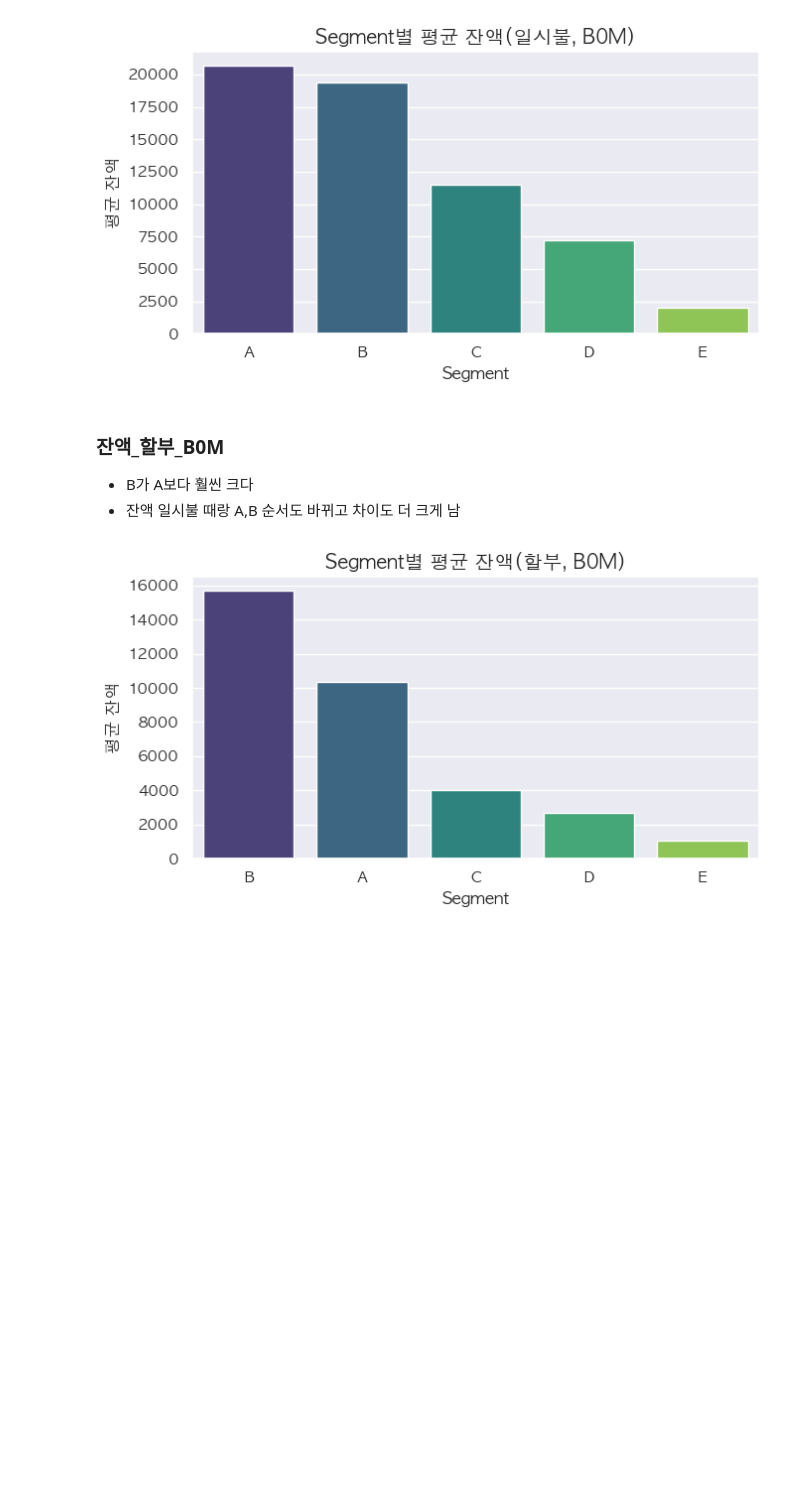
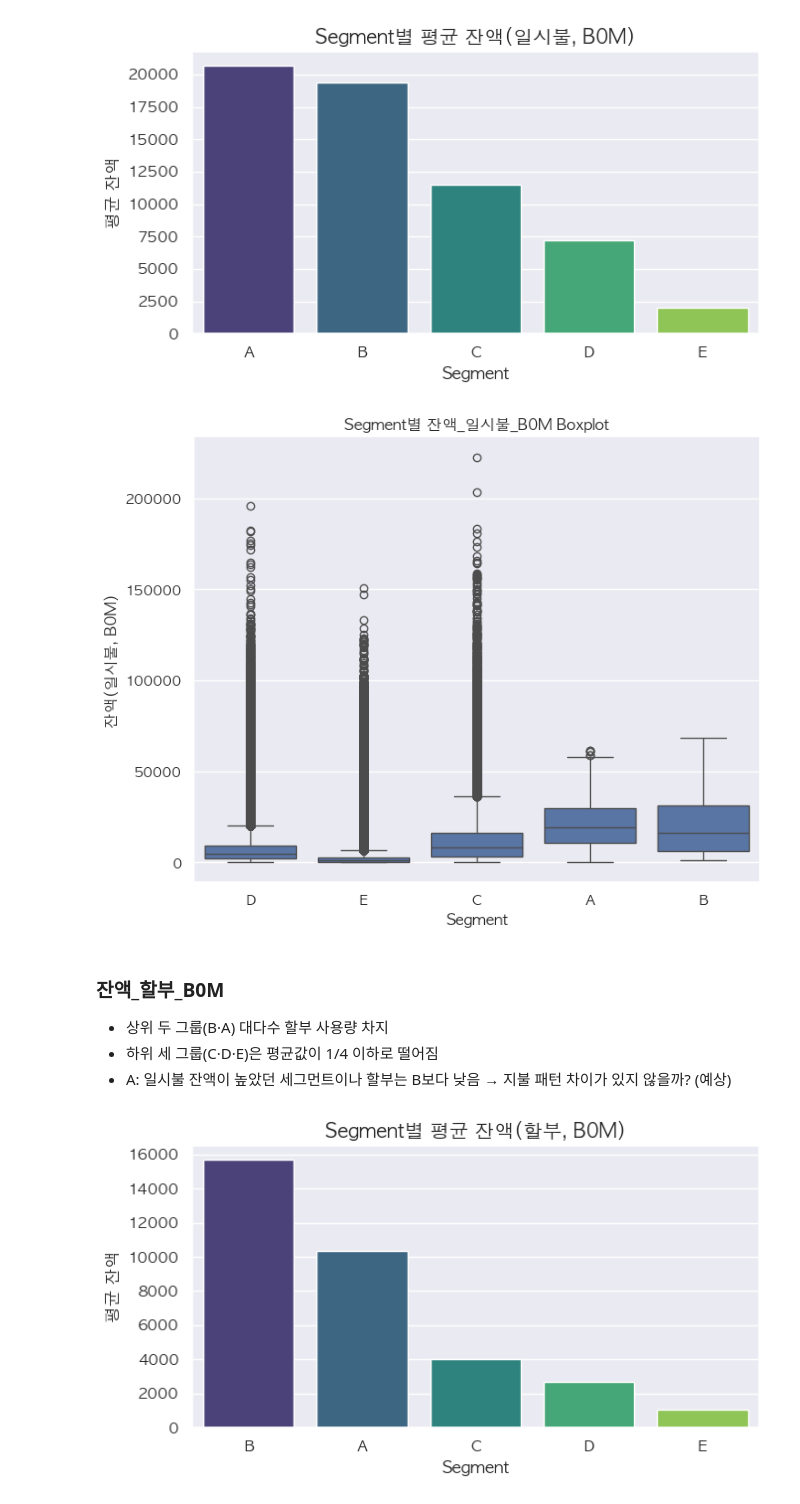
Before and after one commit to hyojun121/final, a Jupyter notebook: 5. 잔액정보 EDA.ipynb, the cells around one changed output. Cells and saved outputs as stored; diff of their text form; code cells hidden in the pictures; blank space fills up the shorter version.

```diff
--- a/5. 잔액정보 EDA.ipynb
+++ b/5. 잔액정보 EDA.ipynb
@@ -124,10 +100,28 @@ plt.tight_layout()
 plt.show()
 # %% [output]
 [figure]
+# %%
+import matplotlib.pyplot as plt
+import seaborn as sns
+
+feature = '잔액_일시불_B0M'
+
+plt.figure(figsize=(14, 6))
+
+# 1) Boxplot
+plt.subplot(1, 2, 1)
+sns.boxplot(data=df, x='Segment', y=feature)
+plt.title(f'Segment별 {feature} Boxplot')
+plt.xlabel('Segment')
+plt.ylabel('잔액(일시불, B0M)')
+plt.show()
+# %% [output]
+[figure, added]
 # %% [markdown]
 ### 잔액_할부_B0M
-- B가 A보다 훨씬 크다
-- 잔액 일시불 때랑 A,B 순서도 바뀌고 차이도 더 크게 남
+- 상위 두 그룹(B·A) 대다수 할부 사용량 차지
+- 하위 세 그룹(C·D·E)은 평균값이 1/4 이하로 떨어짐
+- A: 일시불 잔액이 높았던 세그먼트이나 할부는 B보다 낮음 → 지불 패턴 차이가 있지 않을까? (예상)
 # %%
 # 1) Segment별 평균
 seg_mean = (
```
Also changed, not shown: parts of 14 cells of this notebook.
